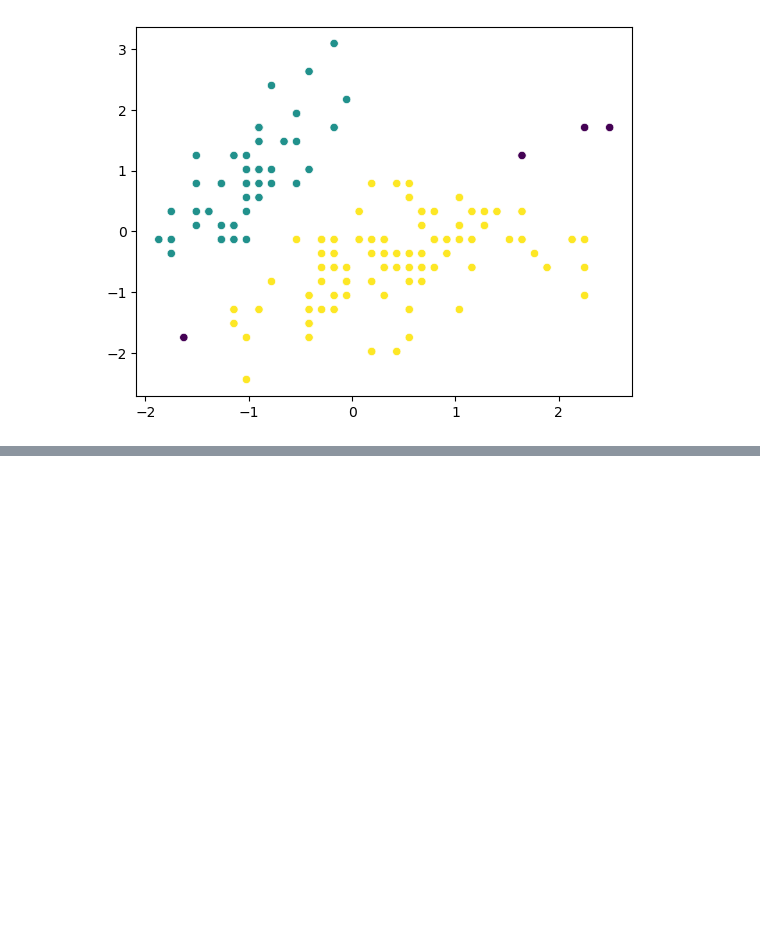
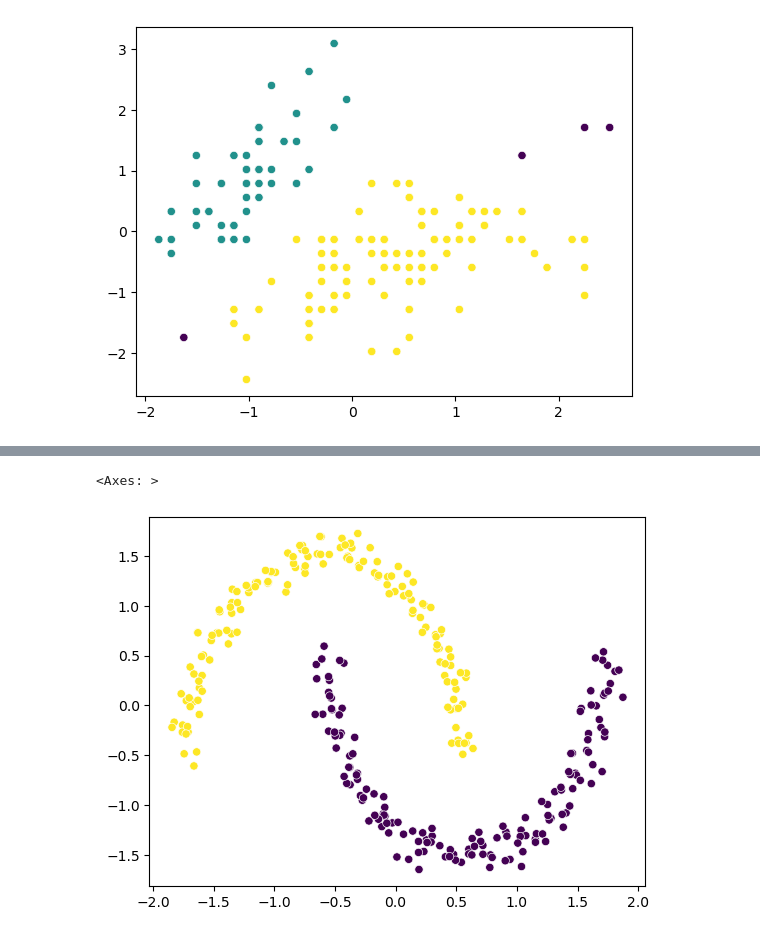
Before and after one commit to SyedMaaz786/AI_ML_Learning, a Jupyter notebook: 5-Unsupervised_Learning/03-db_scan.ipynb, the cells around one changed output, grey strips where cells are left out. Cells and saved outputs as stored; diff of their text form; code cells hidden in the pictures; blank space fills up the shorter version.

```diff
--- a/5-Unsupervised_Learning/03-db_scan.ipynb
+++ b/5-Unsupervised_Learning/03-db_scan.ipynb
@@ -33,0 +52,10 @@ sns.scatterplot(x=X_scale[:,0], y=X_scale[:,1], c=labels)
+# %%
+dbscan = DBSCAN(
+    eps=0.5,
+    min_samples=5
+)
+labels = dbscan.fit_predict(X_scale)
+sns.scatterplot(x=X_scale[:,0], y=X_scale[:,1], c=labels)
+# %% [output]
+<Axes: >
+[figure, added]
```
Also changed, not shown: parts of 5 cells of this notebook, 1 other file.
